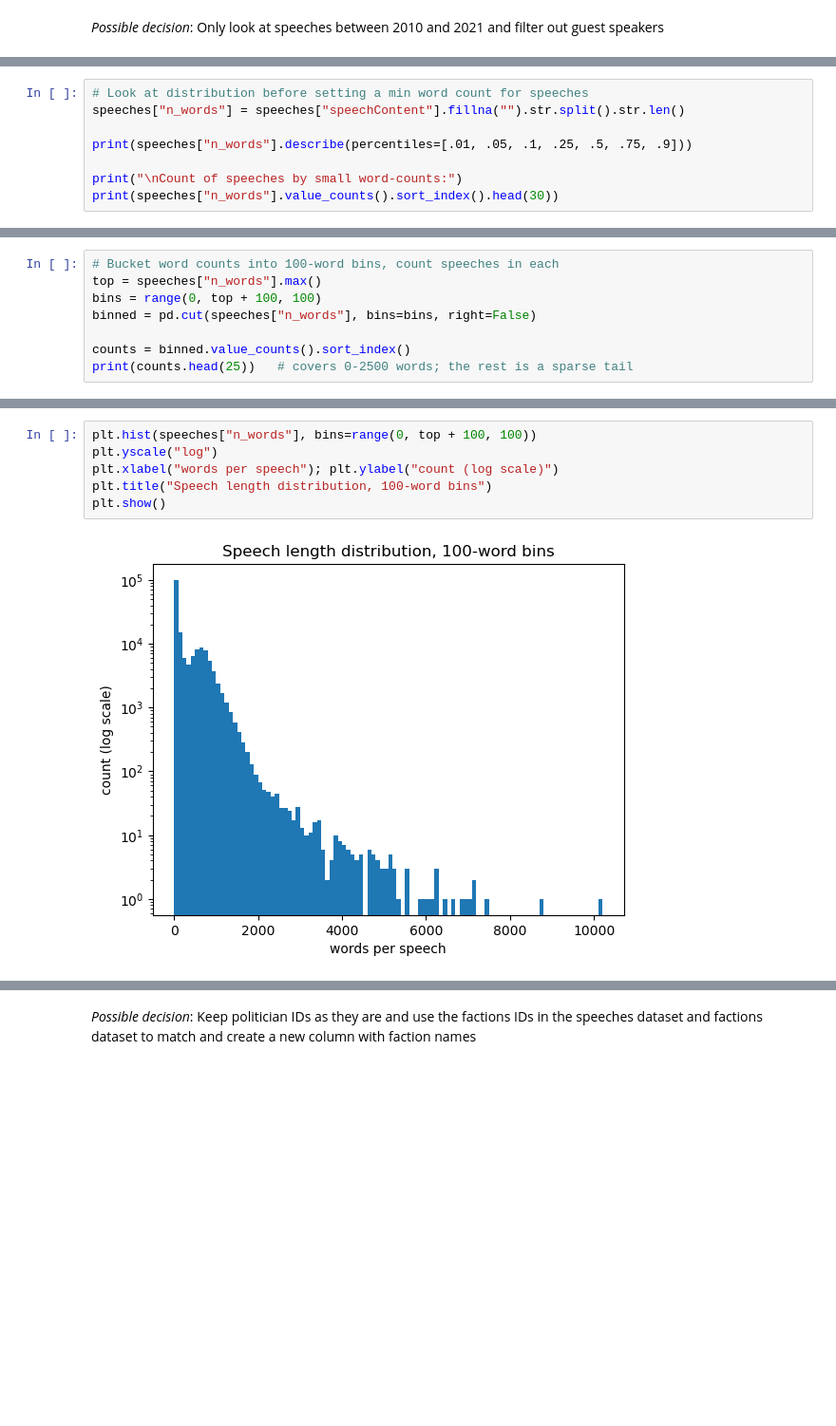
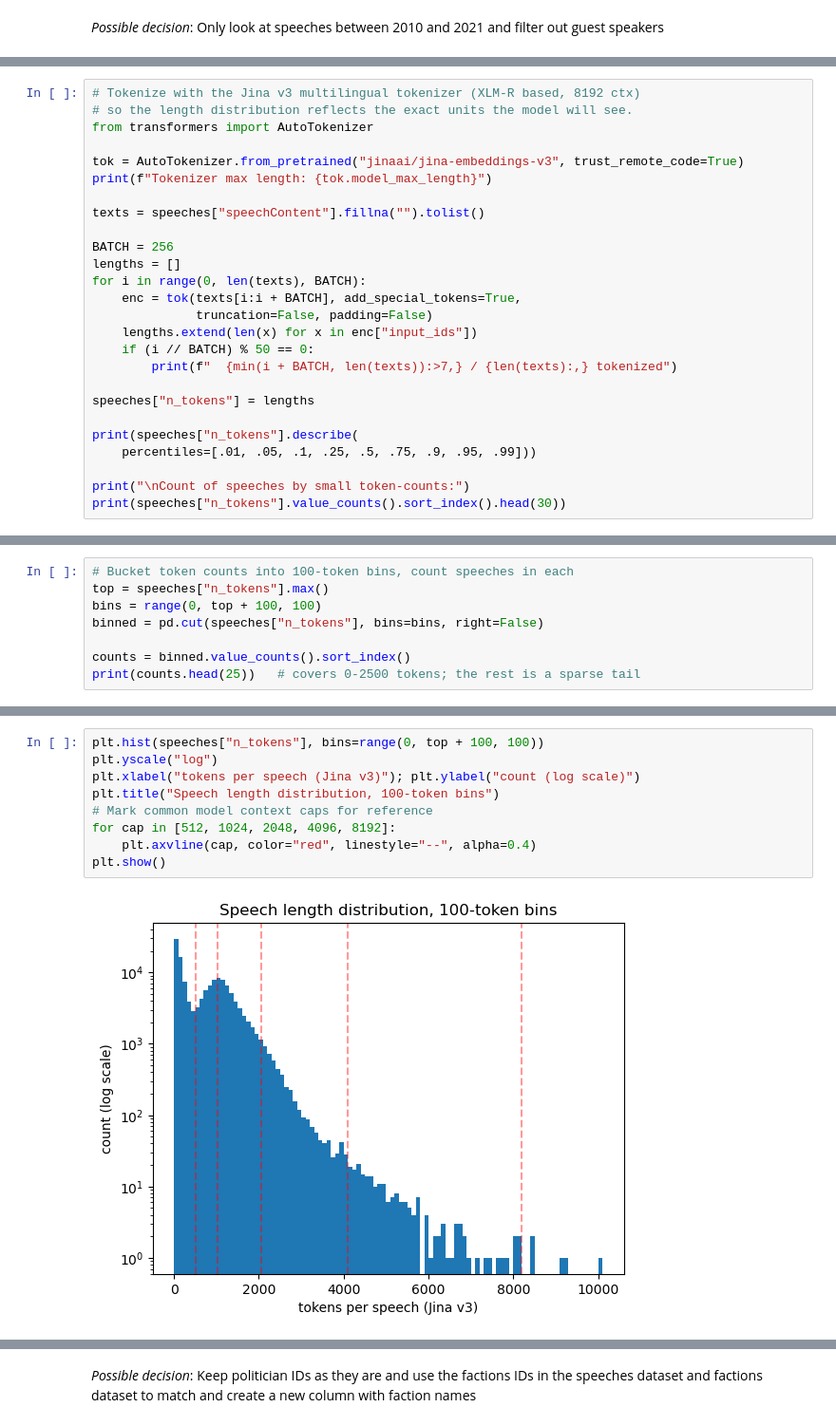
Before and after one commit to BerHarDanVoe/parliament-embeddings, a Jupyter notebook: notebooks/01_data_cleaning.ipynb, the cells around one changed output, grey strips where cells are left out. Shown at 95% size. Drawn from its saved outputs; the diff is of its cells as text; blank space fills up the shorter version.

```diff
--- a/notebooks/01_data_cleaning.ipynb
+++ b/notebooks/01_data_cleaning.ipynb
@@ -63,9 +78,27 @@ speeches.head()
 # %%
-# Look at distribution before setting a min word count for speeches
-speeches["n_words"] = speeches["speechContent"].fillna("").str.split().str.len()
+# Tokenize with the Jina v3 multilingual tokenizer (XLM-R based, 8192 ctx)
+# so the length distribution reflects the exact units the model will see.
+from transformers import AutoTokenizer
 
-print(speeches["n_words"].describe(percentiles=[.01, .05, .1, .25, .5, .75, .9]))
+tok = AutoTokenizer.from_pretrained("jinaai/jina-embeddings-v3", trust_remote_code=True)
+print(f"Tokenizer max length: {tok.model_max_length}")
 
-print("\nCount of speeches by small word-counts:")
-print(speeches["n_words"].value_counts().sort_index().head(30))
+texts = speeches["speechContent"].fillna("").tolist()
+
+BATCH = 256
+lengths = []
+for i in range(0, len(texts), BATCH):
+    enc = tok(texts[i:i + BATCH], add_special_tokens=True,
+              truncation=False, padding=False)
+    lengths.extend(len(x) for x in enc["input_ids"])
+    if (i // BATCH) % 50 == 0:
+        print(f"  {min(i + BATCH, len(texts)):>7,} / {len(texts):,} tokenized")
+
+speeches["n_tokens"] = lengths
+
+print(speeches["n_tokens"].describe(
+    percentiles=[.01, .05, .1, .25, .5, .75, .9, .95, .99]))
+
+print("\nCount of speeches by small token-counts:")
+print(speeches["n_tokens"].value_counts().sort_index().head(30))
 # %% [output]
@@ -89,9 +125,9 @@ Name: count, dtype: int64
 # %%
-# Bucket word counts into 100-word bins, count speeches in each
-top = speeches["n_words"].max()
+# Bucket token counts into 100-token bins, count speeches in each
+top = speeches["n_tokens"].max()
 bins = range(0, top + 100, 100)
-binned = pd.cut(speeches["n_words"], bins=bins, right=False)
+binned = pd.cut(speeches["n_tokens"], bins=bins, right=False)
 
 counts = binned.value_counts().sort_index()
-print(counts.head(25))   # covers 0-2500 words; the rest is a sparse tail
+print(counts.head(25))   # covers 0-2500 tokens; the rest is a sparse tail
 # %% [output]
@@ -114,10 +150,13 @@ n_words
 Name: count, dtype: int64
 # %%
-plt.hist(speeches["n_words"], bins=range(0, top + 100, 100))
+plt.hist(speeches["n_tokens"], bins=range(0, top + 100, 100))
 plt.yscale("log")
-plt.xlabel("words per speech"); plt.ylabel("count (log scale)")
-plt.title("Speech length distribution, 100-word bins")
+plt.xlabel("tokens per speech (Jina v3)"); plt.ylabel("count (log scale)")
+plt.title("Speech length distribution, 100-token bins")
+# Mark common model context caps for reference
+for cap in [512, 1024, 2048, 4096, 8192]:
+    plt.axvline(cap, color="red", linestyle="--", alpha=0.4)
 plt.show()
 # %% [output]
-[figure, old version]
+[figure, new version]
 # %%
```
Also changed, not shown: parts of 27 cells of this notebook, 3 other files.
